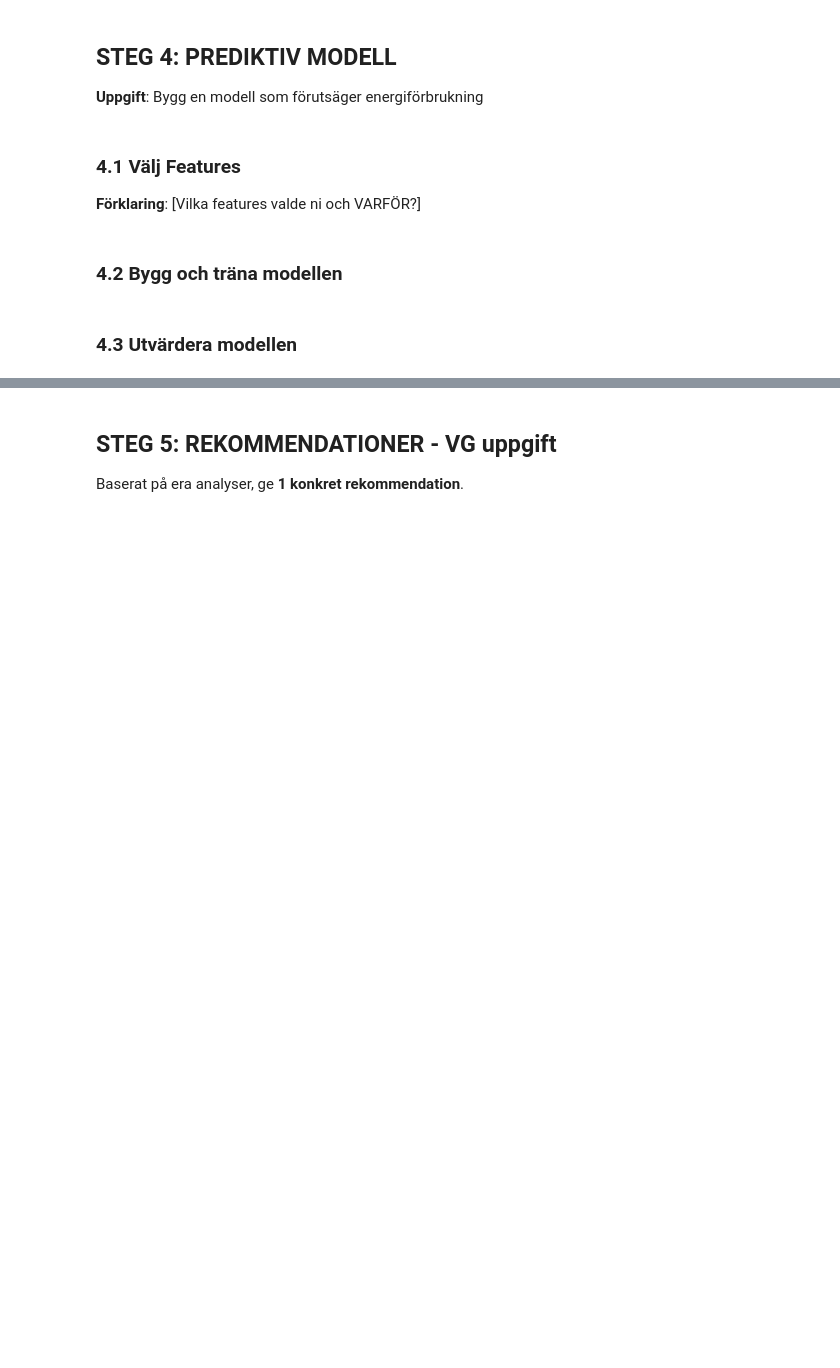
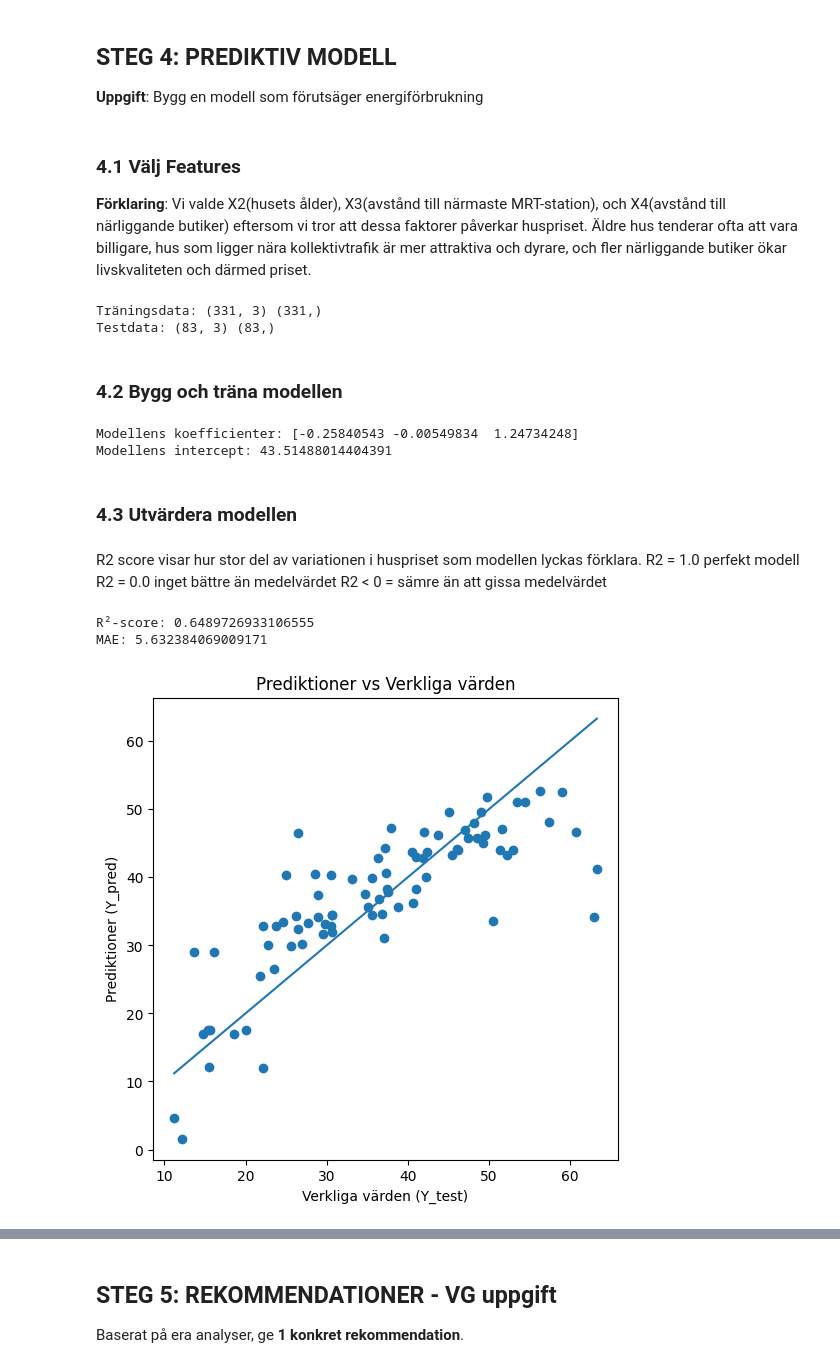
Before and after one commit to patriciaanna6/big-data-iot-labs, a Jupyter notebook: mini-projekt/Mini_Projekt_Mall.ipynb, the cells around one changed output, grey strips where cells are left out. Cells and saved outputs as stored; diff of their text form; code cells hidden in the pictures; blank space fills up the shorter version.

```diff
--- a/mini-projekt/Mini_Projekt_Mall.ipynb
+++ b/mini-projekt/Mini_Projekt_Mall.ipynb
@@ -144,37 +199,76 @@ import matplotlib.pyplot as plt
 # %% [markdown]
 ### 4.1 Välj Features
 
-**Förklaring**: [Vilka features valde ni och VARFÖR?]
+**Förklaring**: Vi valde X2(husets ålder), X3(avstånd till närmaste MRT-station), och X4(avstånd till närliggande butiker) eftersom vi tror att dessa faktorer påverkar huspriset. Äldre hus tenderar ofta att vara billigare, hus som ligger nära kollektivtrafik är mer attraktiva och dyrare, och fler närliggande butiker ökar livskvaliteten och därmed priset.
 # %%
-# TODO: Importera sklearn
+#Importerta sklearn
 from sklearn.model_selection import train_test_split
 from sklearn.linear_model import LinearRegression
 from sklearn.metrics import r2_score, mean_absolute_error
 
-# TODO: Välj features (X) och target (Y)
-# X =
-# Y =
+#Features och target
+X = df_home [['X2 house age',
+           'X3 distance to the nearest MRT station',
+           'X4 number of convenience stores']]
+Y = df_home ['Y house price of unit area']
 
-# TODO: Dela data i träning och test (80/20)
+#Träning och test (80/20)
+X_train, X_test, Y_train, Y_test = train_test_split(X, Y, test_size=0.2, random_state=42)
+
+#Kolla storleken på de olika delarna
+print("Träningsdata:", X_train.shape, Y_train.shape)
+print("Testdata:", X_test.shape, Y_test.shape)
+# %% [output]
+Träningsdata: (331, 3) (331,)
+Testdata: (83, 3) (83,)
 # %% [markdown]
 ### 4.2 Bygg och träna modellen
 # %%
-# TODO: Skapa modellen
+#Skapa modellen
+model = LinearRegression()
 
 
-# TODO: Träna modellen
+#Träna modellen med träningsdata
+model.fit(X_train, Y_train) #modellen lär sig sambandet mellan features och target
+
+#Gör prediktioner på testdata
+Y_pred = model.predict(X_test) #modellen använder det den lärt sig för att förutsäga pris
 
 
-# TODO: Gör prediktioner på testdata
+print("Modellens koefficienter:", model.coef_) #vikter för varje feature
+print("Modellens intercept:", model.intercept_) #baspris när alla features = 0
+# %% [output]
+Modellens koefficienter: [-0.25840543 -0.00549834  1.24734248]
+Modellens intercept: 43.51488014404391
 # %% [markdown]
 ### 4.3 Utvärdera modellen
+# %% [markdown]
+R2 score visar hur stor del av variationen i huspriset som modellen lyckas förklara.
+R2 = 1.0 perfekt modell
+R2 = 0.0 inget bättre än medelvärdet
+R2 < 0 = sämre än att gissa medelvärdet
 # %%
-# TODO: Beräkna R² score
+#R² score
+r2 = r2_score(Y_test, Y_pred)
+print("R²-score:", r2)
 
 
-# TODO: Beräkna MAE (Mean Absolute Error)
+#Beräkna MAE (Mean Absolute Error)
+mae = mean_absolute_error(Y_test, Y_pred)
+print("MAE:", mae)
 
 
-# TODO: Skapa en graf som visar prediktioner vs verkliga värden
+#Graf som visar prediktioner vs verkliga värden
+plt.figure(figsize=(6, 6))
+plt.scatter(Y_test, Y_pred)
+plt.plot([Y_test.min(), Y_test.max()], [Y_test.min(), Y_test.max()])
+plt.xlabel("Verkliga värden (Y_test)")
+plt.ylabel("Prediktioner (Y_pred)")
+plt.title("Prediktioner vs Verkliga värden")
+plt.show()
+# %% [output]
+R²-score: 0.6489726933106555
+MAE: 5.632384069009171
+[figure, added]
 # %% [markdown]
 **Resultat**:
```
Also changed, not shown: parts of 11 cells of this notebook, 1 other file.
